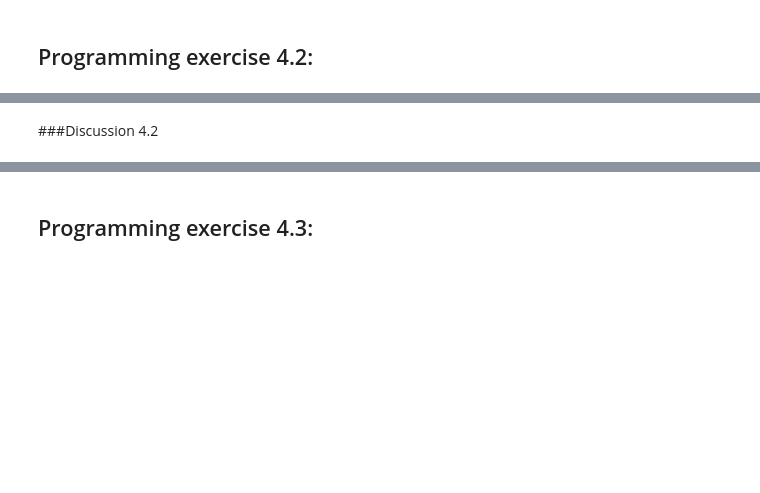
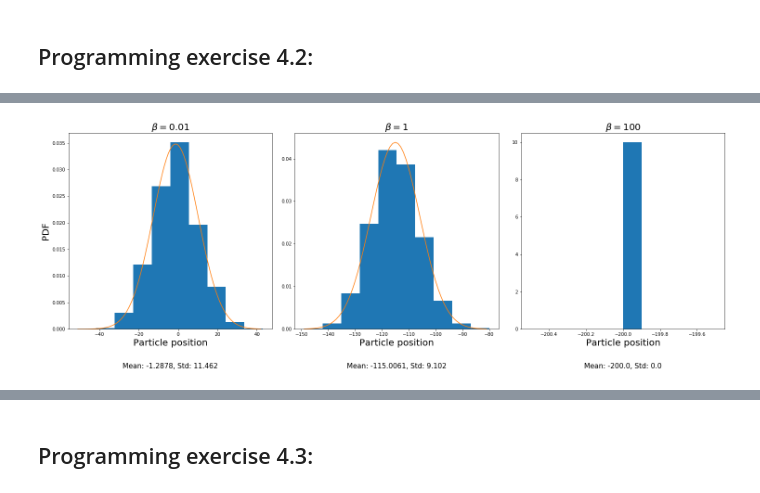
Before and after one commit to alexaoh/TMA4320, a Jupyter notebook: Project1/Vitber_prosjekt1(7).ipynb, the cells around one changed output, grey strips where cells are left out. Saved outputs shown, nothing was run; the diff lists cells and outputs as text; code cells hidden in the pictures; blank space fills up the shorter version.

```diff
--- a/Project1/Vitber_prosjekt1(7).ipynb
+++ b/Project1/Vitber_prosjekt1(7).ipynb
@@ -208,2 +235,12 @@ mean: -200.0, std: 0.0
-# %% [markdown]
-###Discussion 4.2
+# %%
+@jit(nopython=True)
+def V_2(x):
+    return x
+
+result1 = get_result(V_2,beta_k[0])
+result2 = get_result(V_2,beta_k[1])
+result3 = get_result(V_2,beta_k[2])
+
+plot_normhist(result1, result2, result3)
+# %% [output]
+[figure, added]
```
Also changed, not shown: parts of 18 cells of this notebook.
